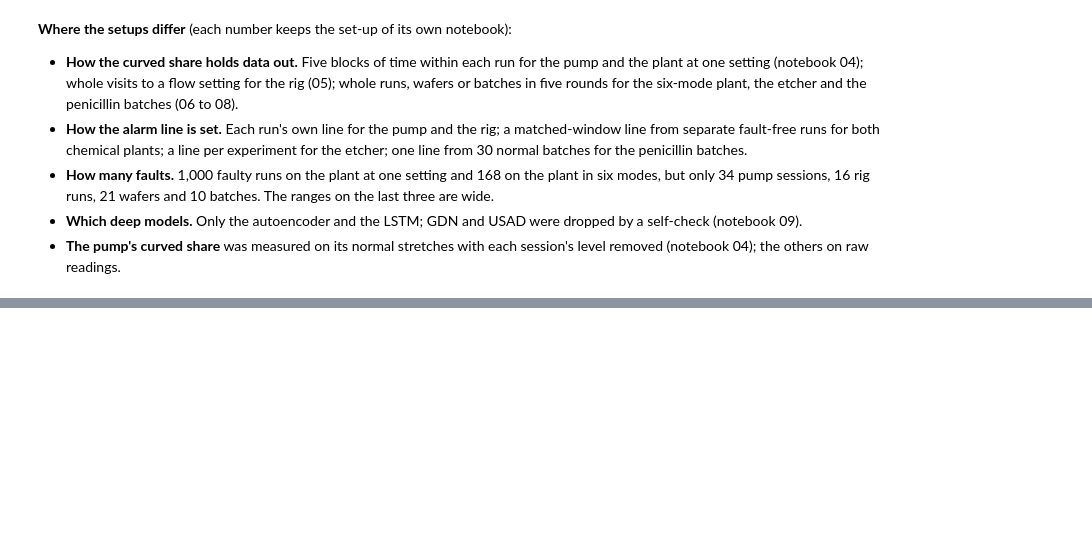
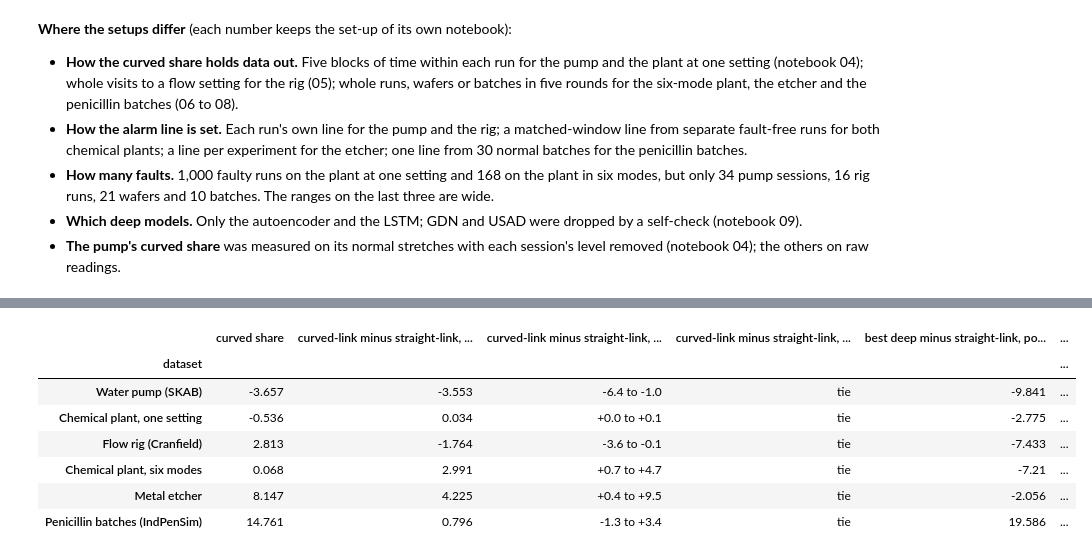
Before and after one commit to NeerajGit16/deep-learning-in-anomaly-detection, a Jupyter notebook: anomaly_lab/10_across_datasets.ipynb, the cells around one changed output, grey strips where cells are left out. Cells and saved outputs as stored; diff of their text form; code cells hidden in the pictures; blank space fills up the shorter version.

```diff
--- a/anomaly_lab/10_across_datasets.ipynb
+++ b/anomaly_lab/10_across_datasets.ipynb
@@ -122,0 +127,13 @@ frame[["curvature from"]]
+# %%
+frame4 = across.table(round4=True)
+cols = [c for c in frame4.columns if any(c.startswith(g) for g in across.GAPS)]
+frame4[["curved share"] + cols]
+# %% [output]
+|  | curved share | curved-link minus straight-link, ... | curved-link minus straight-link, ... | curved-link minus straight-link, ... | best deep minus straight-link, po... | ... |
+| dataset |  |  |  |  |  | ... |
+| Water pump (SKAB) | -3.657 | -3.553 | -6.4 to -1.0 | tie | -9.841 | ... |
+| Chemical plant, one setting | -0.536 | 0.034 | +0.0 to +0.1 | tie | -2.775 | ... |
+| Flow rig (Cranfield) | 2.813 | -1.764 | -3.6 to -0.1 | tie | -7.433 | ... |
+| Chemical plant, six modes | 0.068 | 2.991 | +0.7 to +4.7 | tie | -7.21 | ... |
+| Metal etcher | 8.147 | 4.225 | +0.4 to +9.5 | tie | -2.056 | ... |
+| Penicillin batches (IndPenSim) | 14.761 | 0.796 | -1.3 to +3.4 | tie | 19.586 | ... |
```
Also changed, not shown: parts of 3 cells of this notebook, 2 other files.
